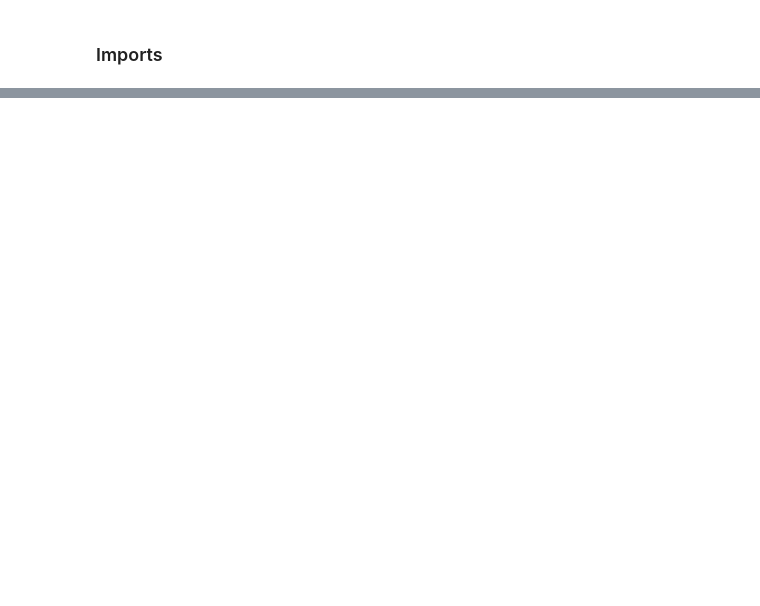
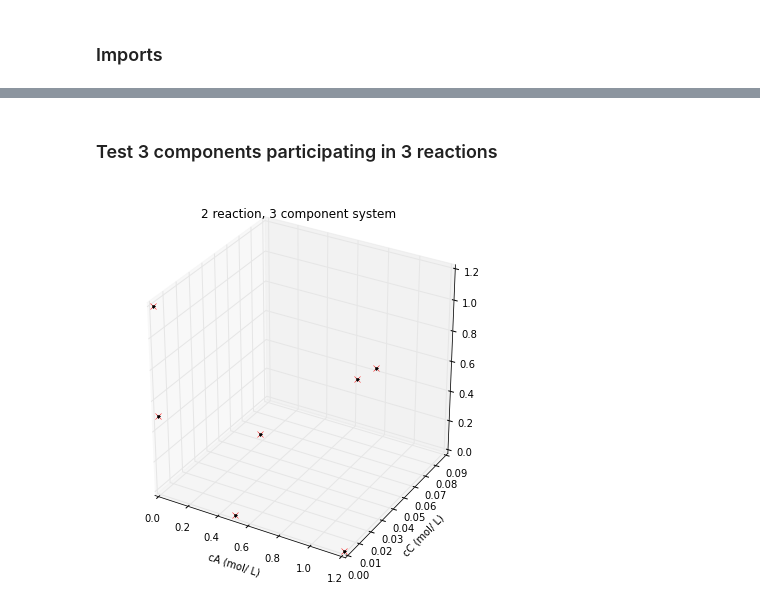
Before and after one commit to d-ming/AR-tools, a Jupyter notebook: stoich_subspace/stoich_subspace.ipynb, the cells around one changed output, grey strips where cells are left out. Cells and saved outputs as stored; diff of their text form; code cells hidden in the pictures; blank space fills up the shorter version.

Commit message:
Added the updated stoich_subspace
I brushed up on the comments in the code and i modified the if statement
for a single feed because a 1d numpy array returns an error for
`stoich_mat.shape[1]`

```diff
--- a/stoich_subspace/stoich_subspace.ipynb
+++ b/stoich_subspace/stoich_subspace.ipynb
@@ -39,3 +38,8 @@ from scipy.spatial import ConvexHull
 from __future__ import division
 
 %matplotlib inline
+# %%
+import sys
+sys.path.append('../artools/')
+import artools
+artools = reload(artools)
@@ -128,0 +265,32 @@ def stoich_subspace(Cf0s, stoich_mat):
+# %% [markdown]
+### Test 3 components participating in 3 reactions
+# %%
+stoich_mat =sp.array([[-1, -1, 1], [-1, 0, 1]]).T
+
+Cf1 = sp.array([1., 1., 0.])
+Cf2 = sp.array([1., 1., 0.2])
+Cf3 = sp.array([0.5, 0.5, 0.])
+Cf0s = [Cf1, Cf2, Cf3]
+
+stoichMat_attributes = stoich_subspace(Cf0s, stoich_mat)
+tmp_hull_Cs = stoichMat_attributes['all_Cs_mat']
+tmp_hull_Cs = stoichMat_attributes['hull_Cs']
+
+%matplotlib inline
+fig1 = plt.figure(figsize=(7, 7))
+ax1 = fig1.gca(projection = '3d')
+
+# plot points
+plt.plot( tmp_hull_Cs[:, 0], tmp_hull_Cs[:, 1], tmp_hull_Cs[:, 2], 'rx')
+
+#plot hull_points
+ax1.plot(tmp_hull_Cs[:, 0], tmp_hull_Cs[:, 1], tmp_hull_Cs[:, 2], 'k.')
+
+ax1.set_xlabel('cA (mol/ L)')
+ax1.set_ylabel('cB (mol/ L)')
+ax1.set_ylabel('cC (mol/ L)')
+ax1.set_title('2 reaction, 3 component system')
+
+plt.show()
+# %% [output]
+[figure, added]
```
Also changed, not shown: parts of 13 cells of this notebook, 1 other file.
